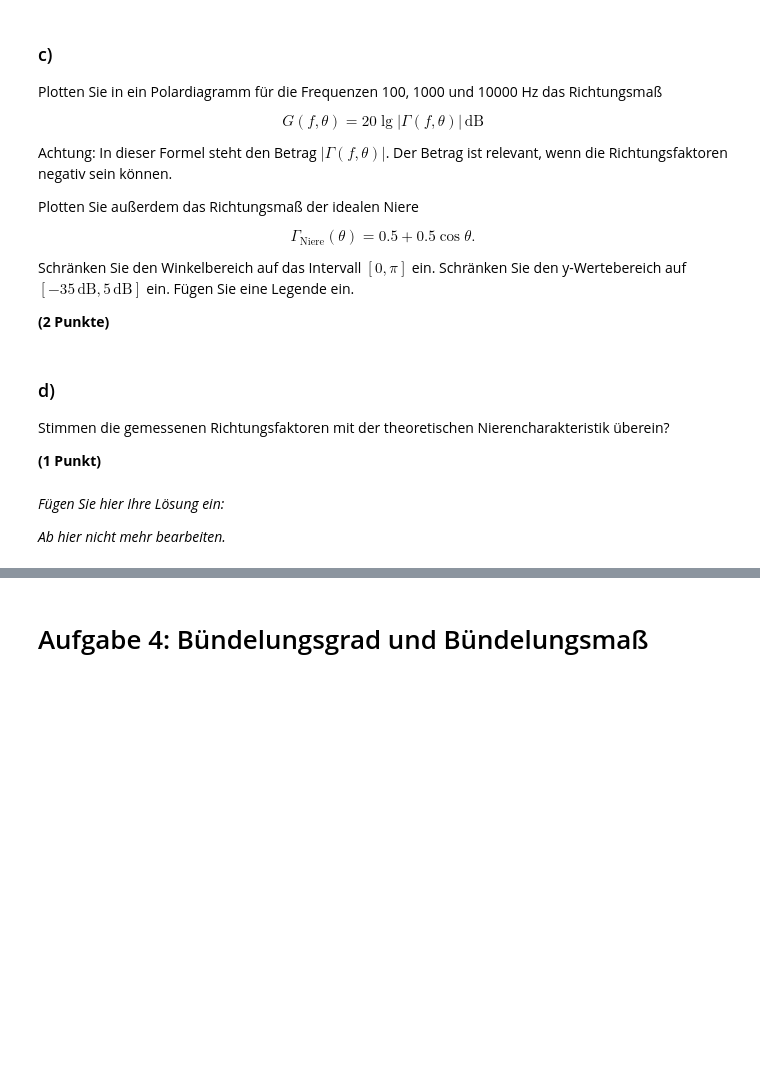
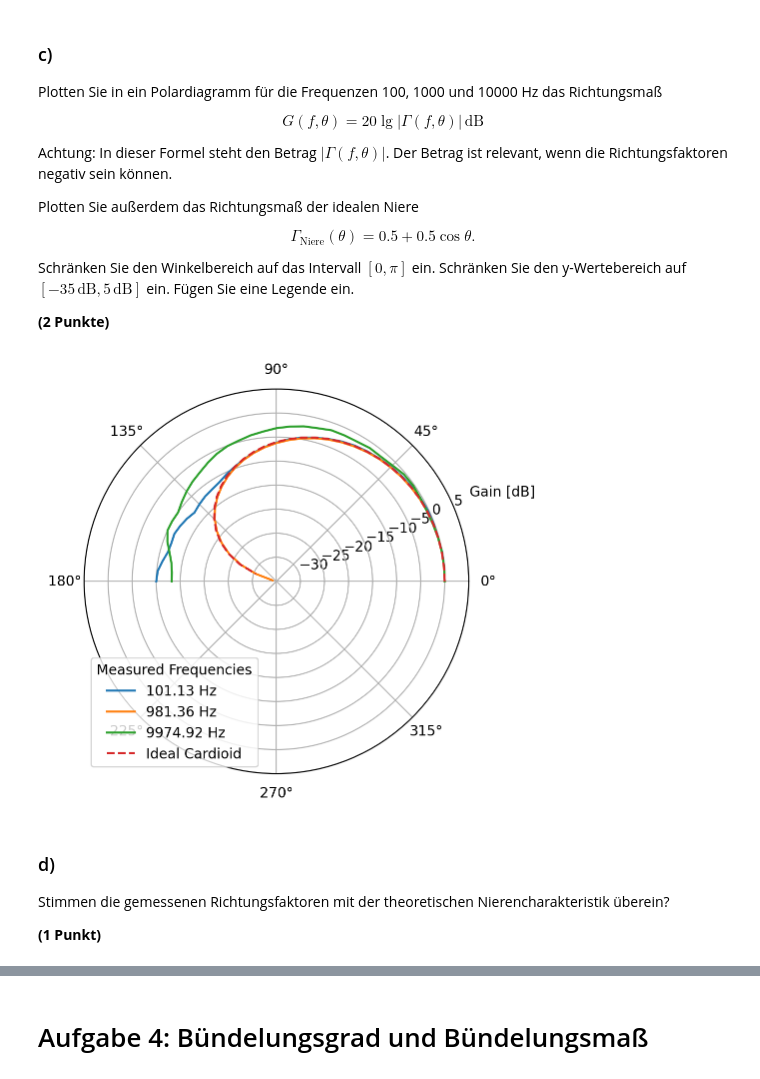
Before and after one commit to Comrad3J/Elektroakustik-SoSe2025-GruppeN, a Jupyter notebook: hausaufgabe_1/Elektroakustik_HA1.ipynb, the cells around one changed output, grey strips where cells are left out. Saved outputs shown, nothing was run; the diff lists cells and outputs as text; code cells hidden in the pictures; blank space fills up the shorter version.

```diff
--- a/hausaufgabe_1/Elektroakustik_HA1.ipynb
+++ b/hausaufgabe_1/Elektroakustik_HA1.ipynb
@@ -275,7 +275,7 @@ In der ersten Spalte sind die Frequenzen Frequenzen $f$ in Hz gegeben, in den an
 **(1 Punkt)**
 # %%
 # Fügen Sie hier Ihre Lösung ein:
-raise NotImplementedError("Löschen Sie diese Zeile")
+km184 = pd.read_excel("./km184.xlsx")
 # Ab hier nicht mehr bearbeiten.
 # %%
 # DIESE ZELLE NICHT BEARBEITEN
@@ -296,7 +296,9 @@ Speichern Sie die Werte in das Numpy Array `richtungsfaktor`. Das Array soll die
 **(1 Punkt)**
 # %%
 # Fügen Sie hier Ihre Lösung ein:
-raise NotImplementedError("Löschen Sie diese Zeile")
+L_U = km184.iloc[:, 1:].to_numpy()
+L_U_0 = L_U[:, 0][:, np.newaxis]
+richtungsfaktor = 10 ** ((L_U - L_U_0) / 20)
 # Ab hier nicht mehr bearbeiten.
 # %%
 # DIESE ZELLE NICHT BEARBEITEN
@@ -326,26 +328,48 @@ Schränken Sie den Winkelbereich auf das Intervall $[0, \pi]$ ein. Schränken Si
 # %%
 # Tipp: Nearest Neighbour Search könnte hilfreich sein:
 def find_nearest_index(array, value):
     "Find index of nearest value. If value is a list, return a list of indices."
     array = np.asarray(array)
 
     if np.isscalar(value):
         return np.abs(array - value).argmin()
     else:
         return [find_nearest_index(array, v) for v in value]
 
 # Fügen Sie hier Ihre Lösung ein:
-raise NotImplementedError("Löschen Sie diese Zeile")
+# Finds inidices of that row, which is closest to the target frequencies
+target_freqs = [100, 1000, 10000]
+frequencies = np.array(km184.iloc[:, 0])
+freq_indices = find_nearest_index(frequencies, target_freqs)
+
+theta_deg = np.arange(0, 185, 5)
+theta_rad = np.deg2rad(theta_deg)
+
+plt.figure(figsize=(5, 5))
+# 1 subplot with polar coordinates
+ax = plt.subplot(111, polar=True)
+ax.set_ylim(-35, 5)
+ax.text(np.pi/9, ax.get_rmax()+10, 'Gain [dB]', ha='center', va='bottom', fontsize=10)
+
+
+# Plot 3 curves for the selected frequencies
+for i, idx in enumerate(freq_indices):
+    gamma = richtungsfaktor[idx, :]
+    G_dB = 20 * np.log10(np.abs(gamma))
+    ax.plot(theta_rad, G_dB, label=f'{frequencies[idx]} Hz')
+
+# 5. Plot ideal cardioid
+gamma_ideal = 0.5 + 0.5 * np.cos(theta_rad)
+G_ideal_dB = 20 * np.log10(np.abs(gamma_ideal))
+ax.plot(theta_rad, G_ideal_dB, '--', label='Ideal Cardioid')
+plt.legend(title="Measured Frequencies")
 # Ab hier nicht mehr bearbeiten.
 plt.show()
+# %% [output]
+[figure, added]
 # %% [markdown]
 ### d)
 
 Stimmen die gemessenen Richtungsfaktoren mit der theoretischen Nierencharakteristik überein?
 
 **(1 Punkt)**
-# %% [markdown]
-*Fügen Sie hier Ihre Lösung ein:*
-
-
-*Ab hier nicht mehr bearbeiten.*
```
Also changed, not shown: parts of 1 cell of this notebook, 1 other file.
